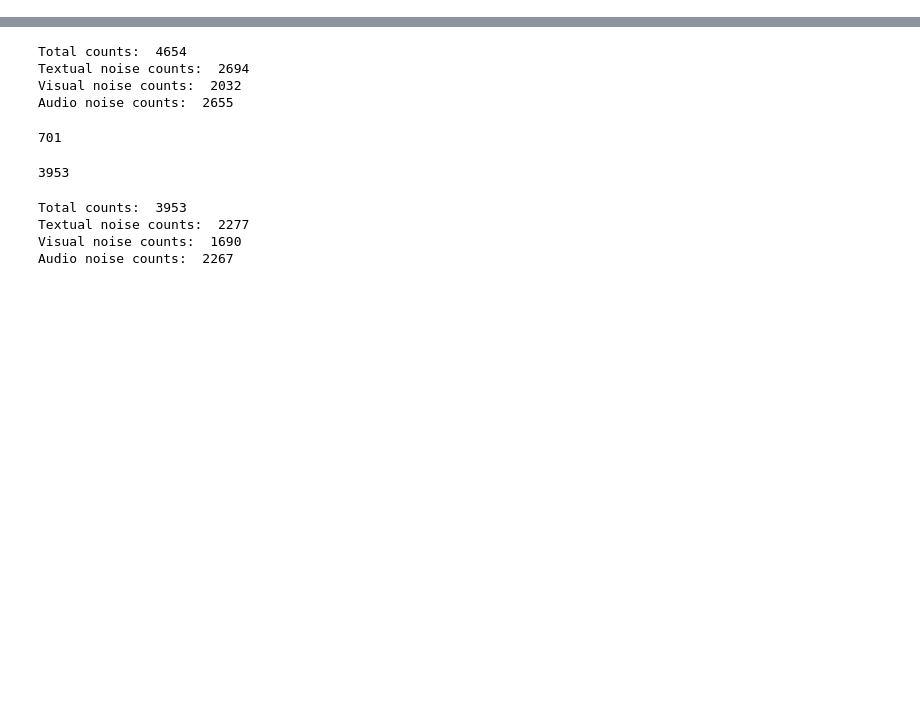
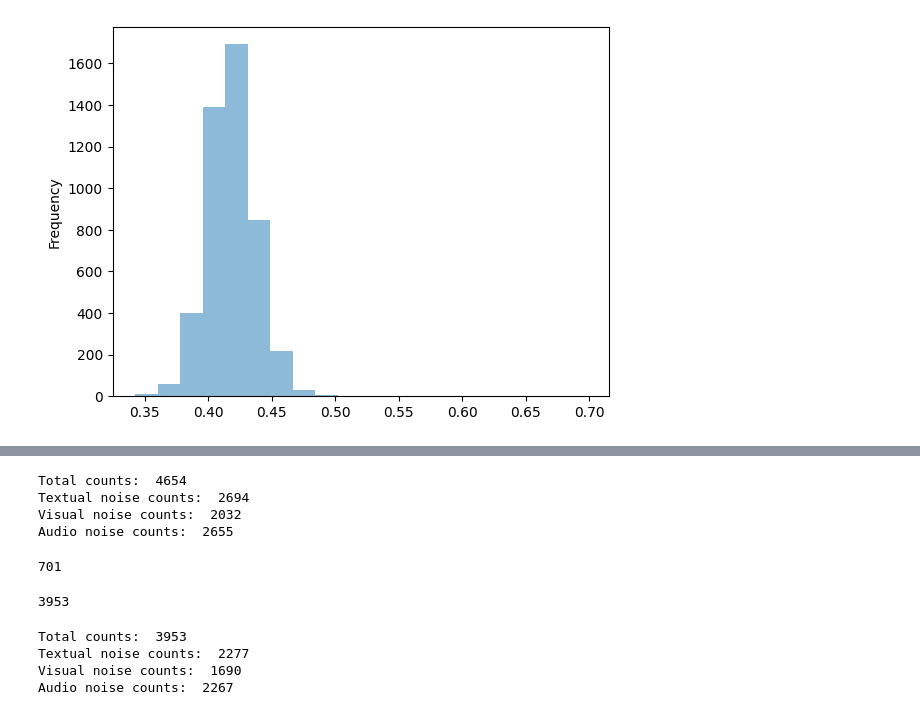
Before and after one commit to SoyeonHH/MMDA, a Jupyter notebook: analysis.ipynb, the cells around one changed output, grey strips where cells are left out. Drawn from its saved outputs; the diff is of its cells as text; code cells hidden in the pictures; blank space fills up the shorter version.

```diff
--- a/analysis.ipynb
+++ b/analysis.ipynb
@@ -6,0 +54,4 @@ results = pd.read_csv(current_dir + '/results/results_MISA-dropout(0.6)-confidNe
+# %%
+ax = results['predict_tcp'].plot.hist(bins=20, alpha=0.5)
+# %% [output]
+[figure, added]
```
Also changed, not shown: parts of 14 cells of this notebook, 8 other files.
